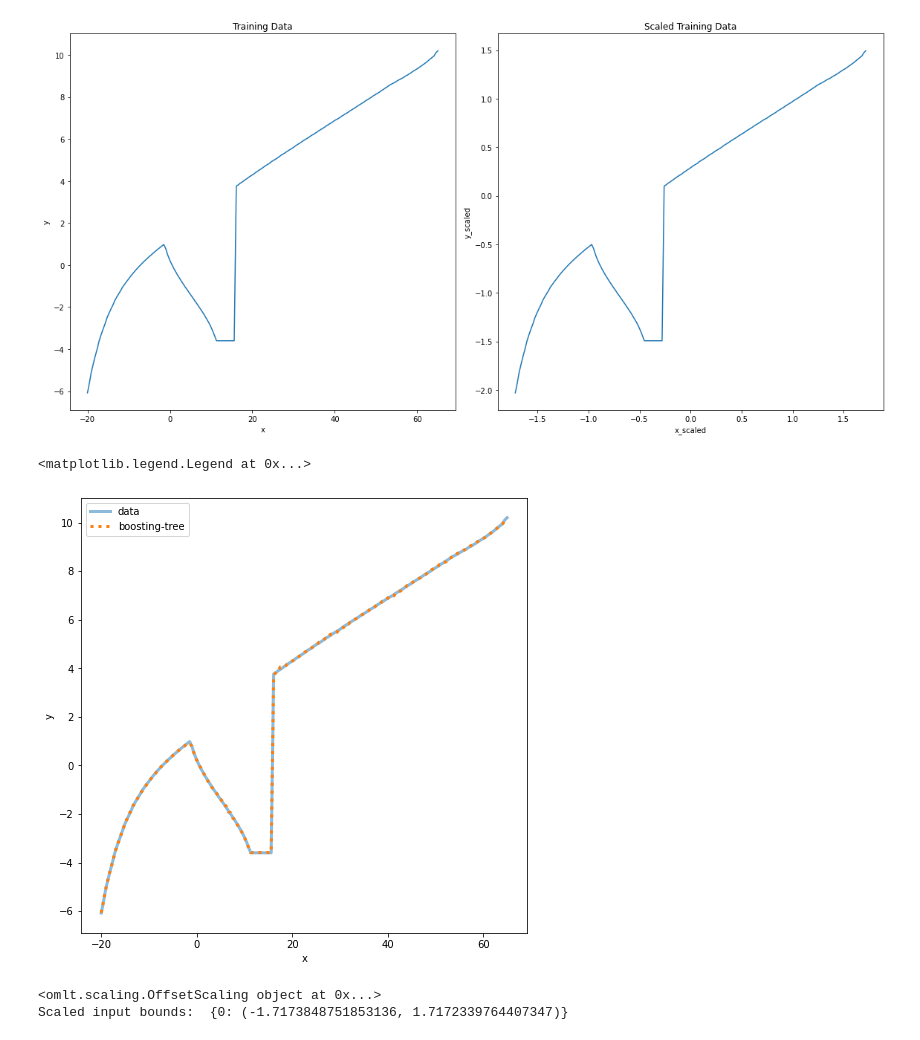
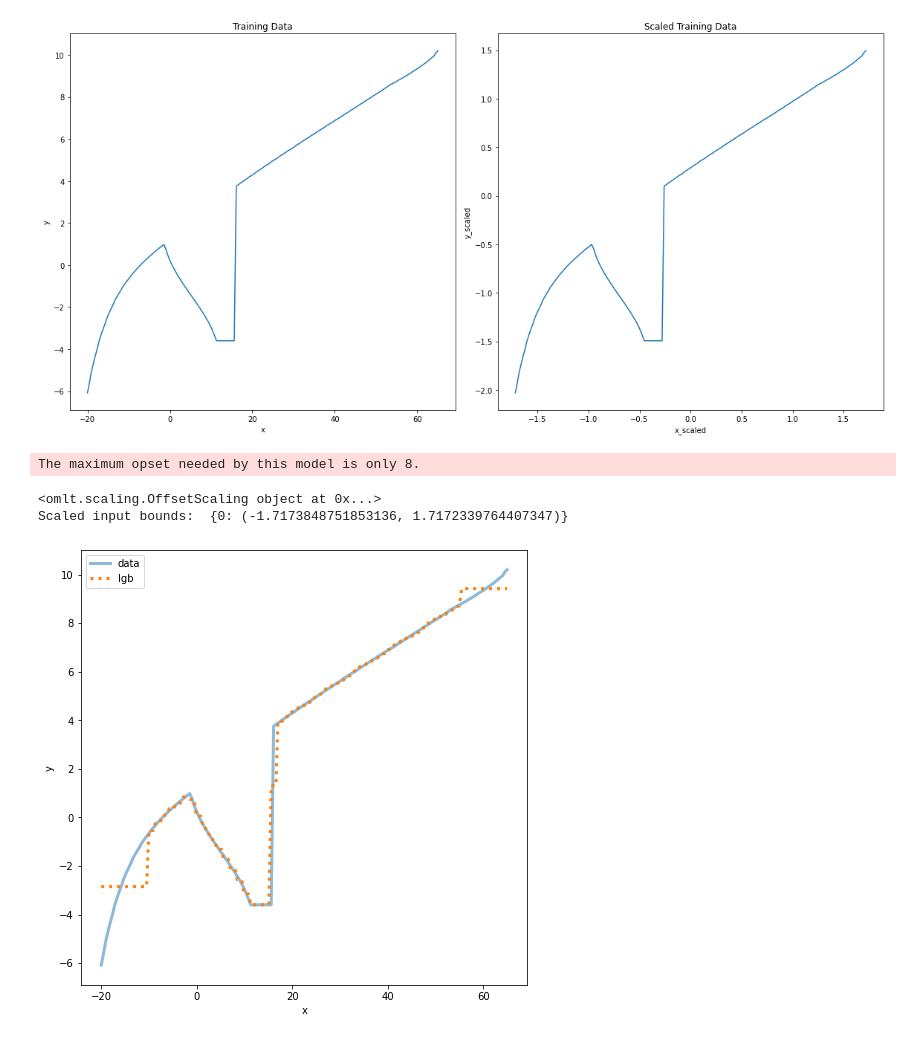
Before and after one commit to linshumeng/OMLT_ML, a Jupyter notebook: debug/lightgbm_bugtest.ipynb, the cells around one changed output. Drawn from its saved outputs; the diff is of its cells as text; code cells hidden in the pictures.

```diff
--- a/Sklearn_boosting.ipynb
+++ b/debug/lightgbm_bugtest.ipynb
@@ -92,6 +21,6 @@ import onnxmltools.convert.lightgbm.convert
 # %%
 # first dataset
-df = pd.read_csv(r"./data/polynomial3.csv")
+df = pd.read_csv("../data/polynomial3.csv")
 #retrieve input 'x' and output 'y' from the dataframe
 x = df["theta"]
 y = df["z"]
@@ -140,27 +61,44 @@ y_predict_lt = y_predict_scaled_lt * (std_data['y']) + mean_data['y']
 # %%
+train_data = lgb.Dataset(x_scaled, label=y_scaled)
+params = {
+    "objective": "regression",
+    "metric": "rmse",
+    "learning_rate": 1,
+    # "verbosity": 2, # full log
+    "verbosity": -1,
+    # 'linear_tree': True,
+    'num_iterations': 100,
+}
+
+model_lgb = lgb.train(params, train_data)
+y_pred_lgb = model_lgb.predict(x_scaled)
+y_predict_lgb = y_pred_lgb * (std_data['y']) + mean_data['y']
+
 #create a single plot with the original data and each neural network's predictions
 fig, ax = plt.subplots(1, figsize=(8, 8))
 ax.plot(x, y, linewidth=3.0, label="data", alpha=0.5)
-ax.plot(x, y_predict_lt, linewidth=3.0,
-        linestyle="dotted", label="boosting-tree")
+ax.plot(x, y_predict_lgb, linewidth=3.0,
+        linestyle="dotted", label="lgb")
 plt.xlabel("x")
 plt.ylabel("y")
 plt.legend()
+
+#create an omlt scaling object
+scaler = omlt.scaling.OffsetScaling(offset_inputs=[mean_data['x']],
+                    factor_inputs=[std_data['x']],
+                    offset_outputs=[mean_data['y']],
+                    factor_outputs=[std_data['y']])
+
+#create the input bounds. note that the key `0` corresponds to input `0` and that we also scale the input bounds
+input_bounds={0:((min(df['x']) - mean_data['x'])/std_data['x'],
+                 (max(df['x']) - mean_data['x'])/std_data['x'])};
+print(scaler)
+print("Scaled input bounds: ",input_bounds)
+
+initial_type = [('float_input', FloatTensorType([-1, 1]))]
+onnx_model_lgb = onnxmltools.convert_lightgbm(model_lgb, initial_types=initial_type)
 # %% [output]
-<matplotlib.legend.Legend at 0x...>
+The maximum opset needed by this model is only 8.
+<omlt.scaling.OffsetScaling object at 0x...>
+Scaled input bounds:  {0: (-1.7173848751853136, 1.7172339764407347)}
-[figure, old version]
+[figure, new version]
-# %%
-#create an omlt scaling object
-scaler = omlt.scaling.OffsetScaling(offset_inputs=[mean_data['x']],
-                    factor_inputs=[std_data['x']],
-                    offset_outputs=[mean_data['y']],
-                    factor_outputs=[std_data['y']])
-
-#create the input bounds. note that the key `0` corresponds to input `0` and that we also scale the input bounds
-input_bounds={0:((min(df['x']) - mean_data['x'])/std_data['x'],
-                 (max(df['x']) - mean_data['x'])/std_data['x'])};
-print(scaler)
-print("Scaled input bounds: ",input_bounds)
-# %% [output]
-<omlt.scaling.OffsetScaling object at 0x...>
-Scaled input bounds:  {0: (-1.7173848751853136, 1.7172339764407347)}
```
Also changed, not shown: parts of 11 cells of this notebook, 1 other file.
